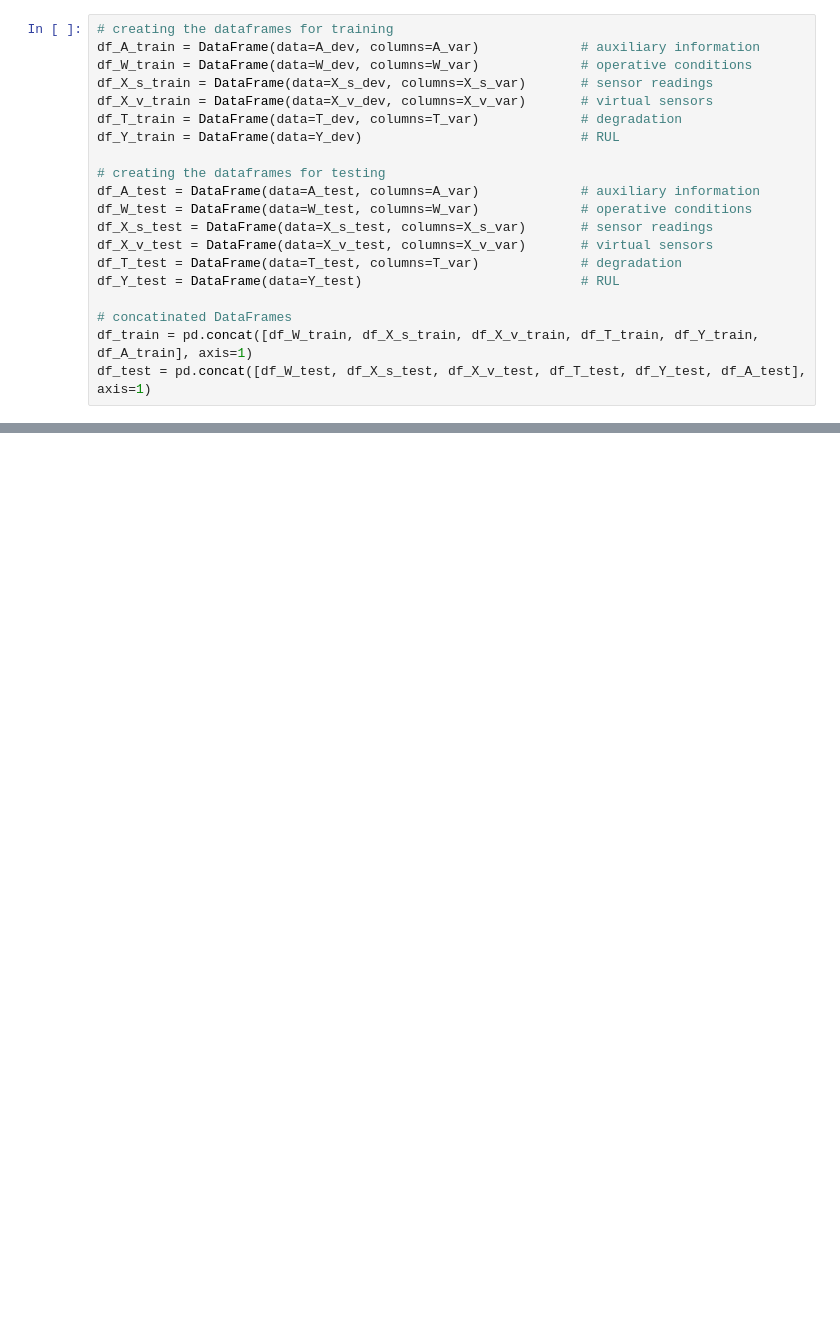
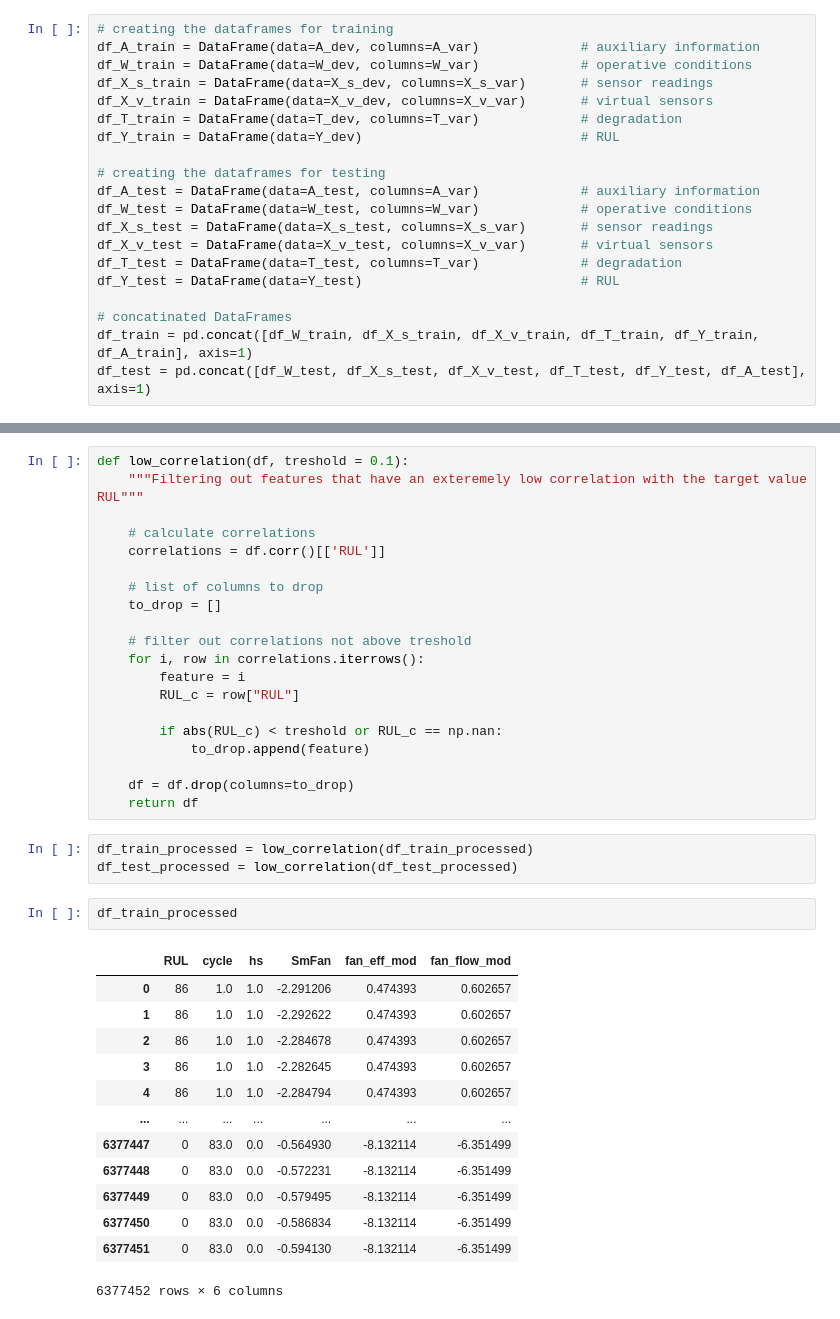
Before and after one commit to kimtigchelaar/masterthesis, a Jupyter notebook: preprocessing.ipynb, the cells around one changed output, grey strips where cells are left out. Drawn from its saved outputs; the diff is of its cells as text; blank space fills up the shorter version.

```diff
--- a/preprocessing.ipynb
+++ b/preprocessing.ipynb
@@ -195,0 +224,39 @@ preprocessing(df_train)
+# %%
+def low_correlation(df, treshold = 0.1):
+    """Filtering out features that have an exteremely low correlation with the target value RUL"""
+
+    # calculate correlations
+    correlations = df.corr()[['RUL']]
+
+    # list of columns to drop
+    to_drop = []
+
+    # filter out correlations not above treshold
+    for i, row in correlations.iterrows():
+        feature = i
+        RUL_c = row["RUL"]
+
+        if abs(RUL_c) < treshold or RUL_c == np.nan:
+            to_drop.append(feature)
+
+    df = df.drop(columns=to_drop)
+    return df
+# %%
+df_train_processed = low_correlation(df_train_processed)
+df_test_processed = low_correlation(df_test_processed)
+# %%
+df_train_processed
+# %% [output]
+|  | RUL | cycle | hs | SmFan | fan_eff_mod | fan_flow_mod |
+| 0 | 86 | 1.0 | 1.0 | -2.291206 | 0.474393 | 0.602657 |
+| 1 | 86 | 1.0 | 1.0 | -2.292622 | 0.474393 | 0.602657 |
+| 2 | 86 | 1.0 | 1.0 | -2.284678 | 0.474393 | 0.602657 |
+| 3 | 86 | 1.0 | 1.0 | -2.282645 | 0.474393 | 0.602657 |
+| 4 | 86 | 1.0 | 1.0 | -2.284794 | 0.474393 | 0.602657 |
+| ... | ... | ... | ... | ... | ... | ... |
+| 6377447 | 0 | 83.0 | 0.0 | -0.564930 | -8.132114 | -6.351499 |
+| 6377448 | 0 | 83.0 | 0.0 | -0.572231 | -8.132114 | -6.351499 |
+| 6377449 | 0 | 83.0 | 0.0 | -0.579495 | -8.132114 | -6.351499 |
+| 6377450 | 0 | 83.0 | 0.0 | -0.586834 | -8.132114 | -6.351499 |
+| 6377451 | 0 | 83.0 | 0.0 | -0.594130 | -8.132114 | -6.351499 |
+6377452 rows × 6 columns
```
Also changed, not shown: parts of 18 cells of this notebook.
